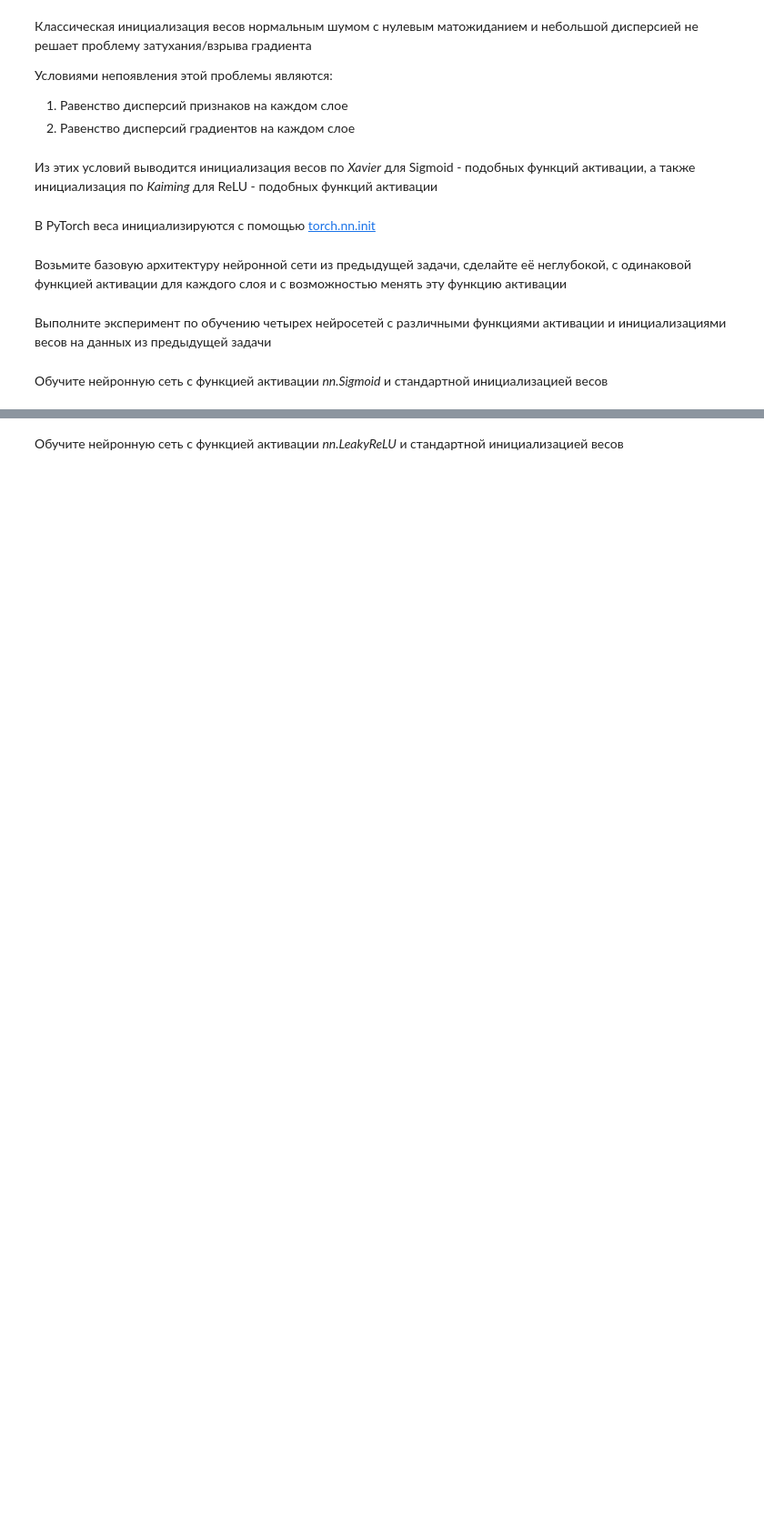
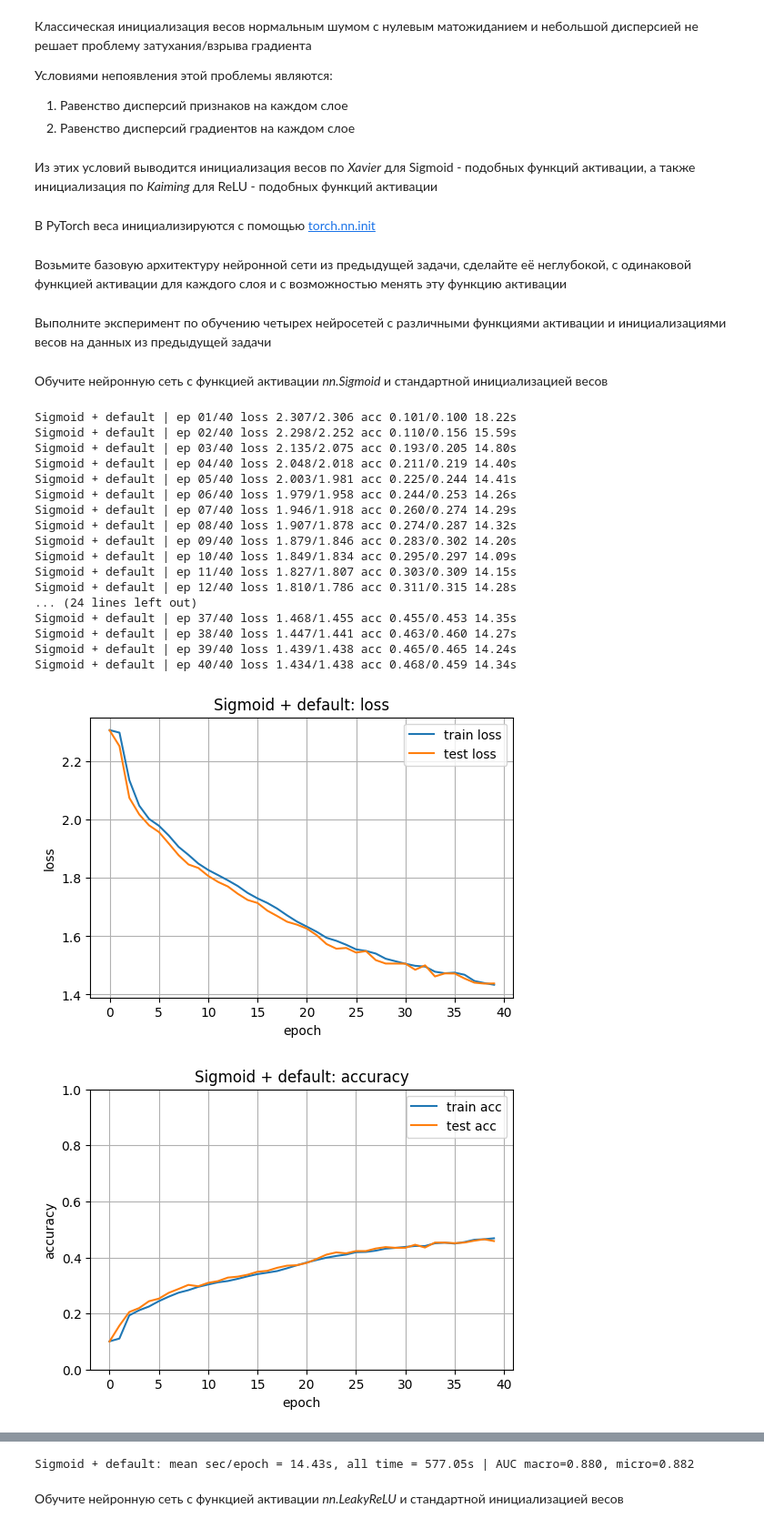
Before and after one commit to Saharochekl/FSR_ML, a Jupyter notebook: hometasks/Theme 11/Sem11_02.ipynb, the cells around one changed output, grey strips where cells are left out. Shown at 91% size. Drawn from its saved outputs; the diff is of its cells as text; code cells hidden in the pictures; blank space fills up the shorter version.

```diff
--- a/hometasks/Theme 11/Sem11_02.ipynb
+++ b/hometasks/Theme 11/Sem11_02.ipynb
@@ -663,0 +684,23 @@ def run_one(model, train_loader, test_loader, device, epochs=10, lr=1e-3, weight
+# %%
+model = ShallowCIFARNet(n_classes=10, act_name="sigmoid", init_mode="default").to(device)
+hist_sig_def, auc_sig_def = run_experiment(model, train_loader, test_loader, "Sigmoid + default", epochs=40)
+# %% [output]
+Sigmoid + default | ep 01/40 loss 2.307/2.306 acc 0.101/0.100 18.22s
+Sigmoid + default | ep 02/40 loss 2.298/2.252 acc 0.110/0.156 15.59s
+Sigmoid + default | ep 03/40 loss 2.135/2.075 acc 0.193/0.205 14.80s
+Sigmoid + default | ep 04/40 loss 2.048/2.018 acc 0.211/0.219 14.40s
+Sigmoid + default | ep 05/40 loss 2.003/1.981 acc 0.225/0.244 14.41s
+Sigmoid + default | ep 06/40 loss 1.979/1.958 acc 0.244/0.253 14.26s
+Sigmoid + default | ep 07/40 loss 1.946/1.918 acc 0.260/0.274 14.29s
+Sigmoid + default | ep 08/40 loss 1.907/1.878 acc 0.274/0.287 14.32s
+Sigmoid + default | ep 09/40 loss 1.879/1.846 acc 0.283/0.302 14.20s
+Sigmoid + default | ep 10/40 loss 1.849/1.834 acc 0.295/0.297 14.09s
+Sigmoid + default | ep 11/40 loss 1.827/1.807 acc 0.303/0.309 14.15s
+Sigmoid + default | ep 12/40 loss 1.810/1.786 acc 0.311/0.315 14.28s
+... (24 lines left out)
+Sigmoid + default | ep 37/40 loss 1.468/1.455 acc 0.455/0.453 14.35s
+Sigmoid + default | ep 38/40 loss 1.447/1.441 acc 0.463/0.460 14.27s
+Sigmoid + default | ep 39/40 loss 1.439/1.438 acc 0.465/0.465 14.24s
+Sigmoid + default | ep 40/40 loss 1.434/1.438 acc 0.468/0.459 14.34s
+[figure, added]
+[figure, added]
@@ -664,2 +708,3 @@ def run_one(model, train_loader, test_loader, device, epochs=10, lr=1e-3, weight
+Sigmoid + default: mean sec/epoch = 14.43s, all time = 577.05s | AUC macro=0.880, micro=0.882
 # %% [markdown]
 Обучите нейронную сеть с функцией активации *nn.LeakyReLU* и стандартной инициализацией весов
```
Also changed, not shown: parts of 22 cells of this notebook.
